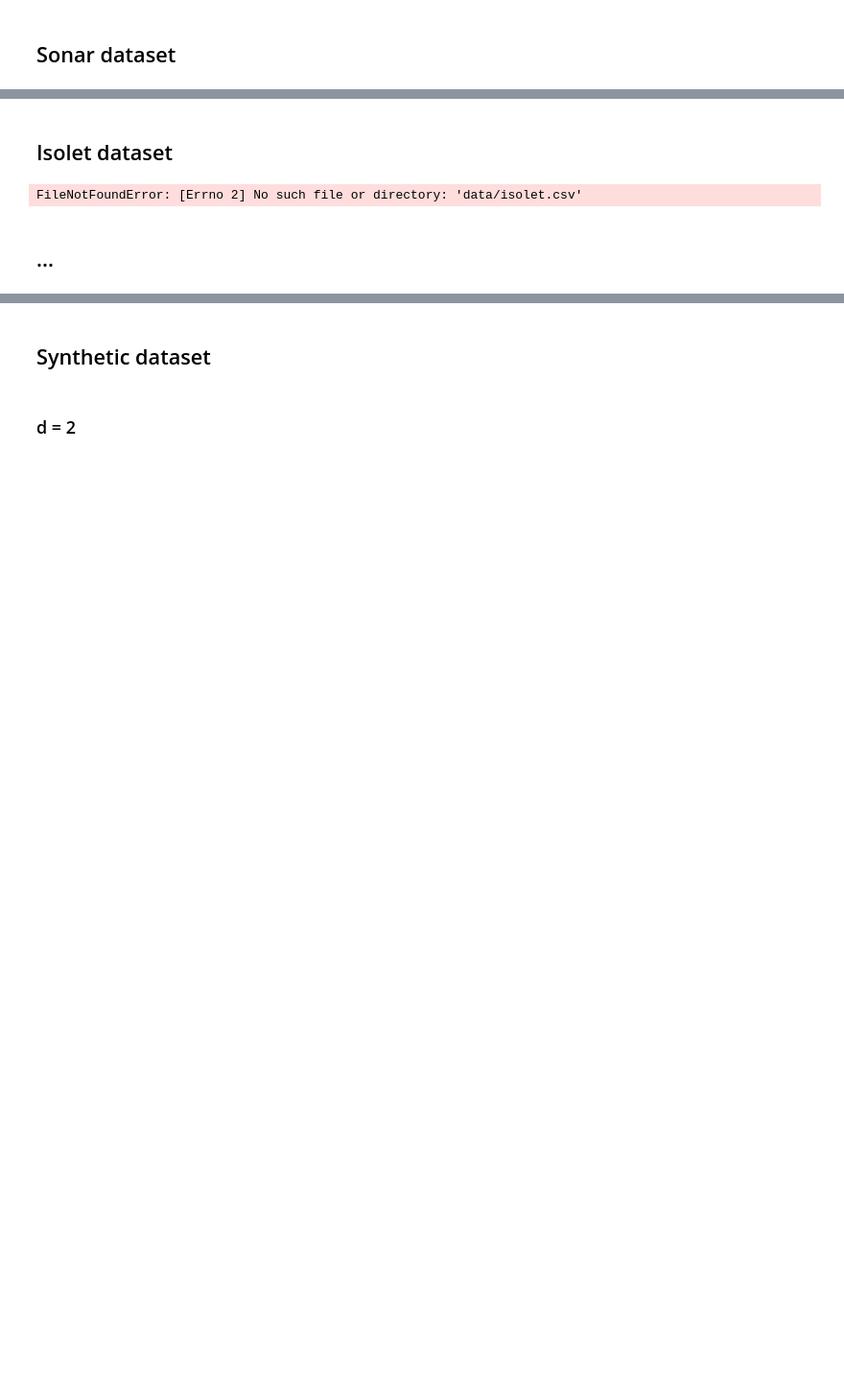
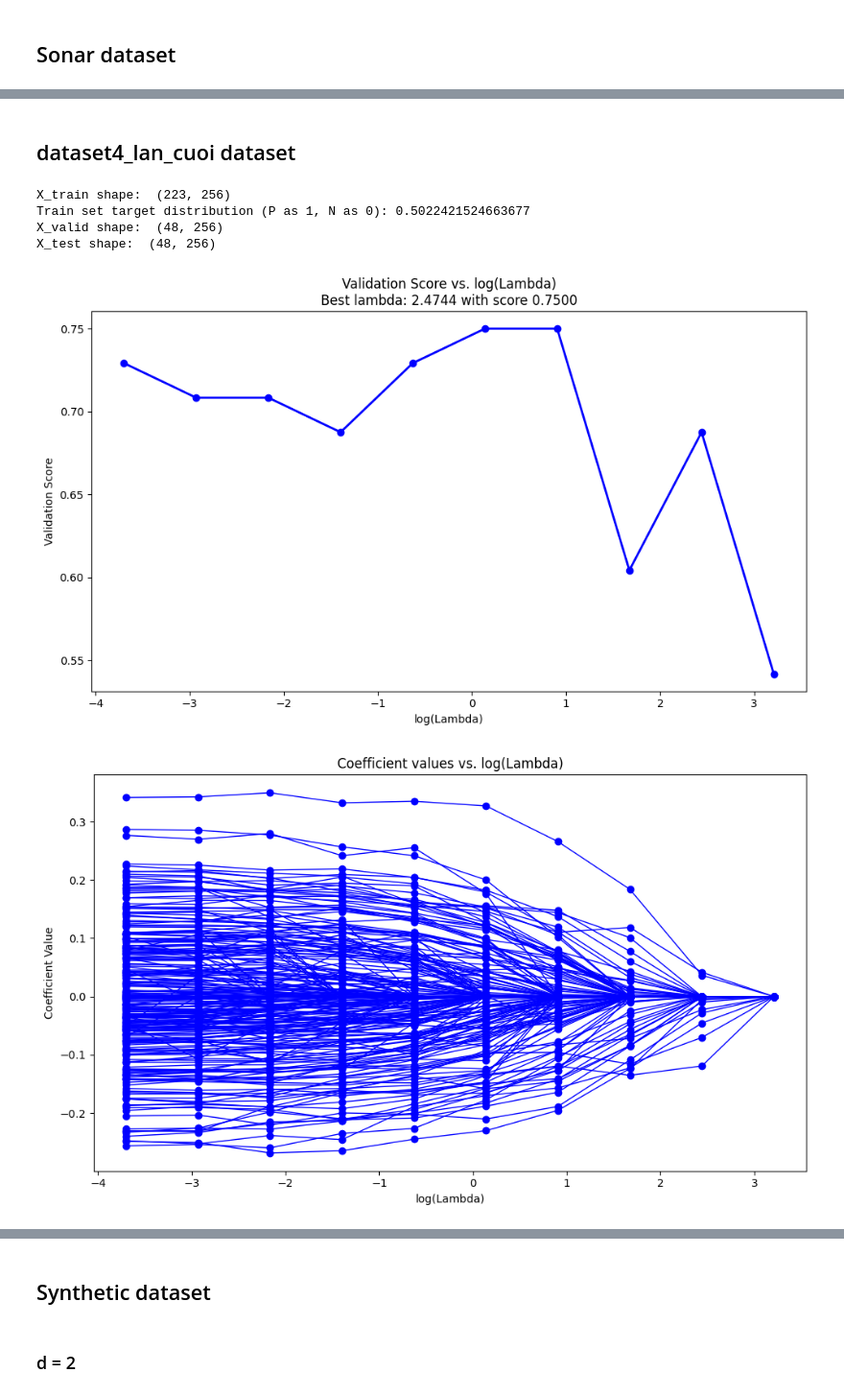
Before and after one commit to kwolny1/cyclic_coordinate_descent_algorithm, a Jupyter notebook: LogRegCCD_notebook_final.ipynb, the cells around one changed output, grey strips where cells are left out. Shown at 96% size. Saved outputs shown, nothing was run; the diff lists cells and outputs as text; code cells hidden in the pictures; blank space fills up the shorter version.

```diff
--- a/LogRegCCD_notebook_final.ipynb
+++ b/LogRegCCD_notebook_final.ipynb
@@ -199,11 +256,14 @@ analyze_dataset(sonar_X, sonar_y, "sonar_all_training_data", split=False)
 # %% [markdown]
-## Isolet dataset
+## dataset4_lan_cuoi dataset
-# %%
-isolet_data = pd.read_csv("data/isolet.csv", header=None)
-isolet_X = isolet_data.iloc[:, :-1]
-isolet_y = (isolet_data.iloc[:, -1] == 2).astype(int)
-analyze_dataset(sonar_X, sonar_y, "isolet")
-# %% [output]
-FileNotFoundError: [Errno 2] No such file or directory: 'data/isolet.csv'
-# %% [markdown]
-## ...
+# %%
+dataset4_lan_cuoi_data = pd.read_csv("data/dataset4_lan_cuoi.csv")
+dataset4_lan_cuoi_data_X = dataset4_lan_cuoi_data.drop(columns=["Class"])  # Features
+dataset4_lan_cuoi_data_y = dataset4_lan_cuoi_data["Class"]                 # Label
+analyze_dataset(dataset4_lan_cuoi_data_X, dataset4_lan_cuoi_data_y, "dataset4_lan_cuoi_standarize", tol=1e-3)
+# %% [output]
+X_train shape:  (223, 256)
+Train set target distribution (P as 1, N as 0): 0.5022421524663677
+X_valid shape:  (48, 256)
+X_test shape:  (48, 256)
+[figure, added]
+[figure, added]
```
Also changed, not shown: parts of 23 cells of this notebook, 1 other file.
